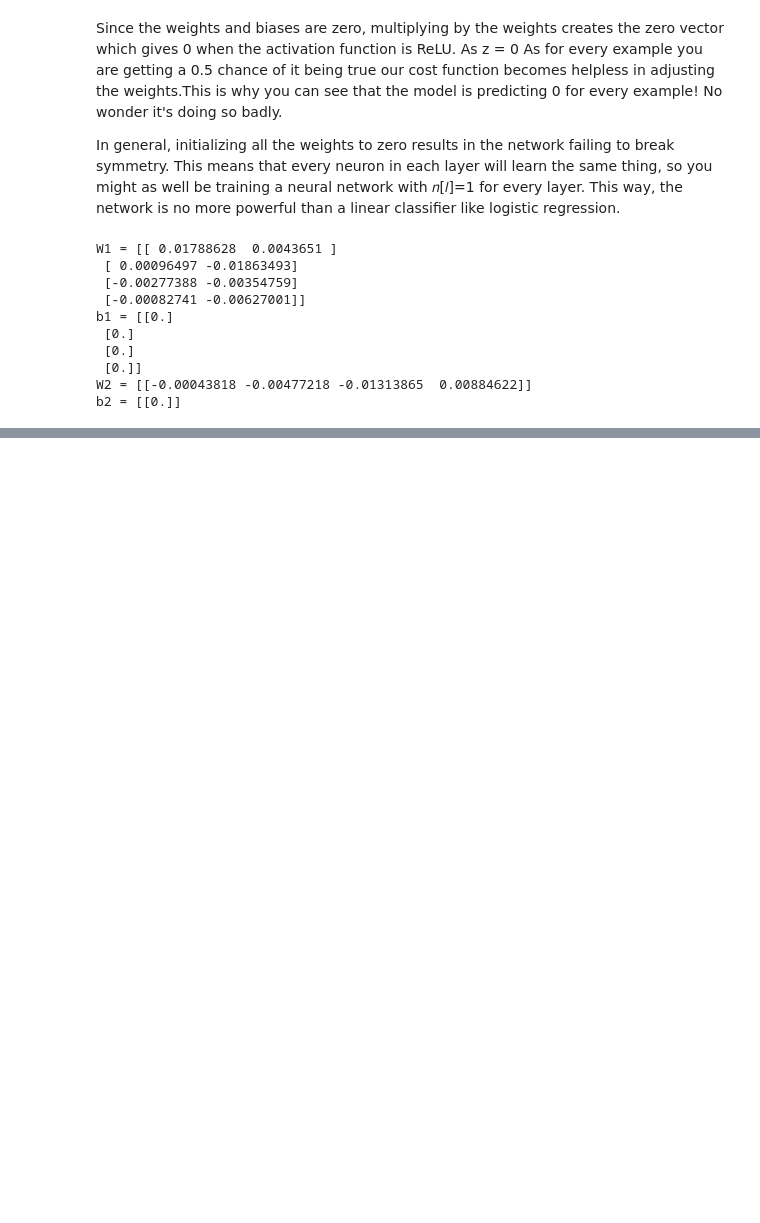
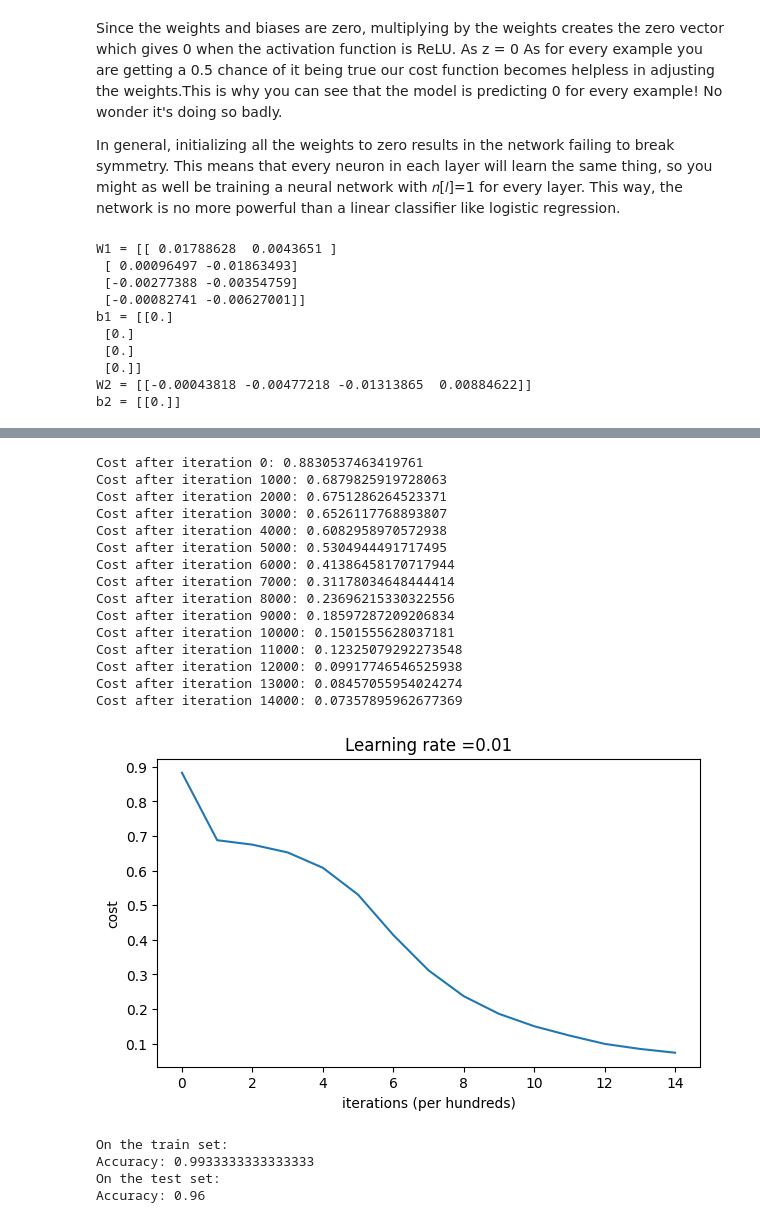
Before and after one commit to holaholu/DeepLearningSpecialization, a Jupyter notebook: Initialization.ipynb, the cells around one changed output, grey strips where cells are left out. Drawn from its saved outputs; the diff is of its cells as text; code cells hidden in the pictures; blank space fills up the shorter version.

```diff
--- a/Initialization.ipynb
+++ b/Initialization.ipynb
@@ -460,0 +465,28 @@ b2 = [[0.]]
+# %%
+#Now let train the model again
+parameters = model(train_X, train_Y, initialization = "he")
+print ("On the train set:")
+predictions_train = predict(train_X, train_Y, parameters)
+print ("On the test set:")
+predictions_test = predict(test_X, test_Y, parameters)
+# %% [output]
+Cost after iteration 0: 0.8830537463419761
+Cost after iteration 1000: 0.6879825919728063
+Cost after iteration 2000: 0.6751286264523371
+Cost after iteration 3000: 0.6526117768893807
+Cost after iteration 4000: 0.6082958970572938
+Cost after iteration 5000: 0.5304944491717495
+Cost after iteration 6000: 0.41386458170717944
+Cost after iteration 7000: 0.31178034648444414
+Cost after iteration 8000: 0.23696215330322556
+Cost after iteration 9000: 0.18597287209206834
+Cost after iteration 10000: 0.1501555628037181
+Cost after iteration 11000: 0.12325079292273548
+Cost after iteration 12000: 0.09917746546525938
+Cost after iteration 13000: 0.08457055954024274
+Cost after iteration 14000: 0.07357895962677369
+[figure, added]
+On the train set:
+Accuracy: 0.9933333333333333
+On the test set:
+Accuracy: 0.96
```
Also changed, not shown: parts of 11 cells of this notebook, 4 other files.
